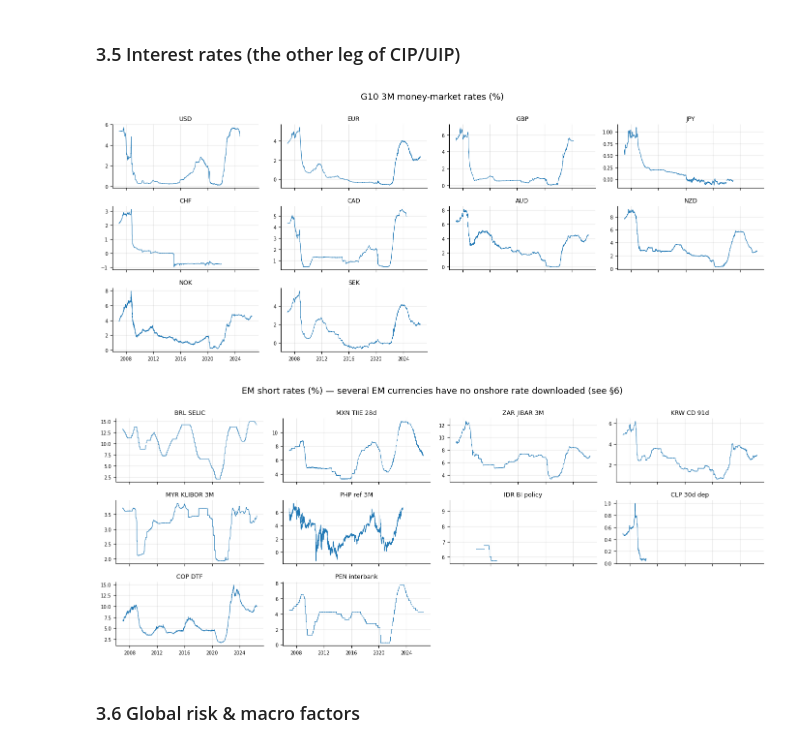
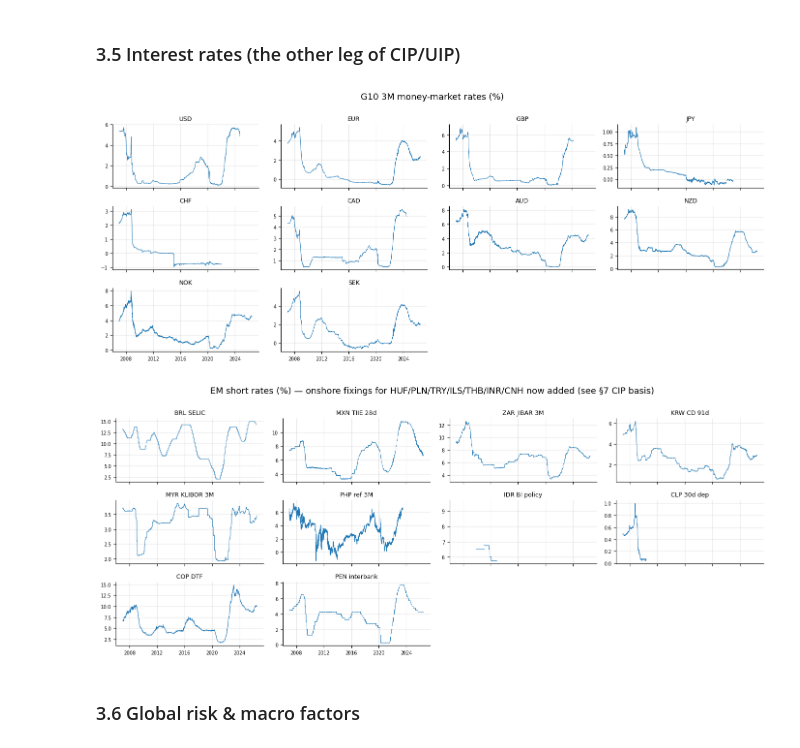
Before and after one commit to theoyuanlee/FX_Carry_26_Summer_PL, a Jupyter notebook: cesare/data_visualization.ipynb, the cells around one changed output. Drawn from its saved outputs; the diff is of its cells as text; code cells hidden in the pictures.

Commit message:
a bit extra data that could be interesting

```diff
--- a/cesare/data_visualization.ipynb
+++ b/cesare/data_visualization.ipynb
@@ -54,7 +56,10 @@ def ts_grid(df, ncols=4, title="", height=1.9, zero_line=False):
 Wide parquets, `PX_LAST` only (bid/ask exist for FX & options — kept for later transaction-cost work).
 # %%
 GROUPS = ["g10_fx_spot_forward", "em_fx_spot_forward", "g10_fx_options", "em_fx_options",
-          "g10_interest_rates", "em_interest_rates", "global_risk", "macro_market_proxies"]
+          "g10_interest_rates", "em_interest_rates", "global_risk", "macro_market_proxies",
+          # Phase-2 supplemental groups (hand-pulled Bloomberg, converted from
+          # data/raw/FX_extra_data.xlsx by src/convert_extra_xlsx.py)
+          "usd_riskfree", "fx_carry_benchmarks", "g10_rates_gaps", "em_onshore_rates", "em_risk"]
 data = {g: fx.load_wide(g) for g in GROUPS}
 
 coverage = pd.DataFrame({g: {"tickers": d.shape[1], "days": d.shape[0],
@@ -165,20 +175,20 @@ ts_grid(atm_em, title="EM ATM 1M implied vol (%)")
 # %%
 G10_3M = {"USD": "US0003M", "EUR": "EUR003M", "GBP": "BP0003M", "JPY": "JY0003M",
           "CHF": "SF0003M", "CAD": "CDOR03", "AUD": "ADBB3M", "NZD": "NDBB3M",
           "NOK": "NIBOR3M", "SEK": "STIB3M"}
 EM_SHORT = {"BRL SELIC": "BZSTSETA", "MXN TIIE 28d": "MXIBTIIE", "ZAR JIBAR 3M": "JIBA3M",
             "KRW CD 91d": "KWCDC", "MYR KLIBOR 3M": "KLIB3M", "PHP ref 3M": "PREF3MO",
             "IDR BI policy": "IDBIRATE", "CLP 30d dep": "CLTN30DS", "COP DTF": "DTF RATE",
             "PEN interbank": "PRRRONUS"}
 
 g10_ir, em_ir = data["g10_interest_rates"], data["em_interest_rates"]
 r3m = pd.DataFrame({k: g10_ir[v] for k, v in G10_3M.items() if v in g10_ir.columns})
 em_r = pd.DataFrame({k: em_ir[v] for k, v in EM_SHORT.items() if v in em_ir.columns})
 ts_grid(r3m, title="G10 3M money-market rates (%)")
-ts_grid(em_r, title="EM short rates (%) — several EM currencies have no onshore rate downloaded (see §6)")
+ts_grid(em_r, title="EM short rates (%) — onshore fixings for HUF/PLN/TRY/ILS/THB/INR/CNH now added (see §7 CIP basis)")
 # %% [output]
 [figure]
-[figure, old version]
+[figure, new version]
 # %% [markdown]
 ### 3.6 Global risk & macro factors
 # %%
```
Also changed, not shown: parts of 9 cells of this notebook, 15 other files.
